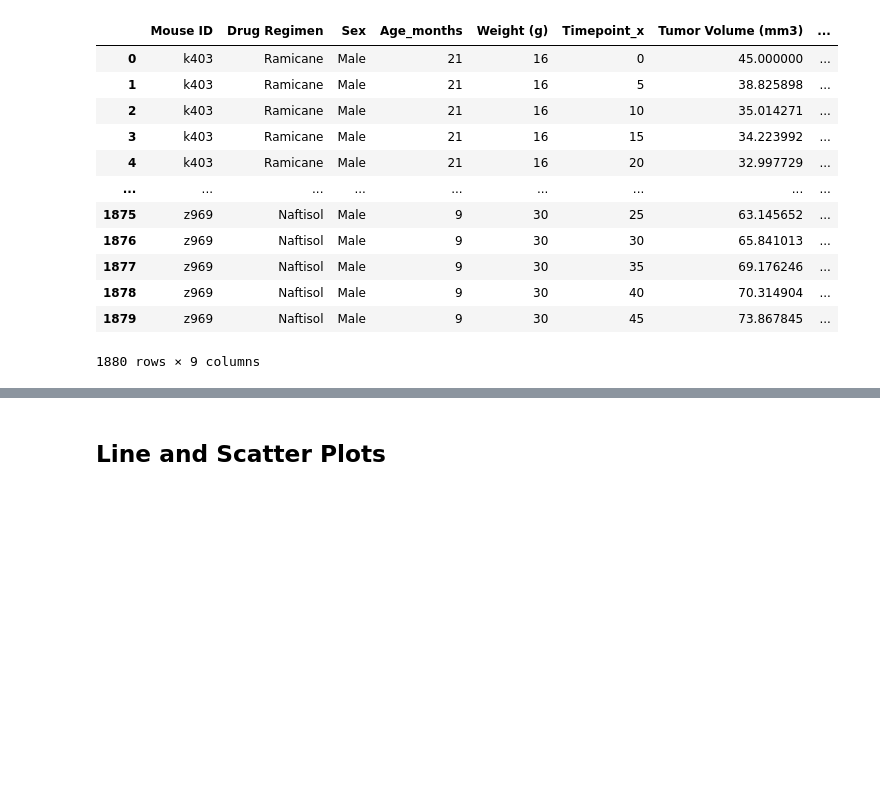
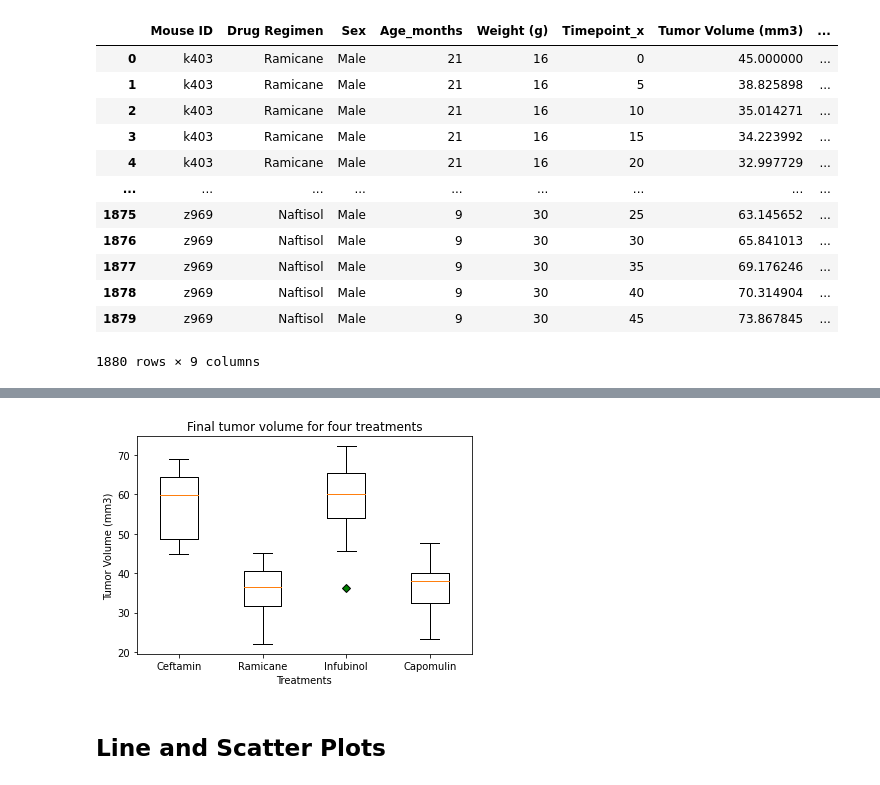
Before and after one commit to markerickson314/pymaceuticals, a Jupyter notebook: pymaceuticals.ipynb, the cells around one changed output, grey strips where cells are left out. Cells and saved outputs as stored; diff of their text form; code cells hidden in the pictures; blank space fills up the shorter version.

```diff
--- a/pymaceuticals.ipynb
+++ b/pymaceuticals.ipynb
@@ -280,3 +295,16 @@ ceftamin_df = merged_df[merged_df["Drug Regimen"] == "Ceftamin"
+# %%
+# Generate a box plot of the final tumor volume of each mouse across four regimens of interest
+graph = [ceftamin_tumor_volume, ramicane_tumor_volume, infubinol_tumor_volume, capomulin_tumor_volume]
+green_diamond = dict(markerfacecolor='g', marker='D')
+regimens = ["Ceftamin", "Ramicane", "Infubinol", "Capomulin"]
+fig1, ax1 = plt.subplots()
+ax1.set_title("Final tumor volume for four treatments")
+ax1.set_ylabel("Tumor Volume (mm3)")
+ax1.boxplot(graph, flierprops=green_diamond, labels=regimens)
+ax1.set_xlabel("Treatments")
+plt.show()
+# %% [output]
+[figure, added]
 # %% [markdown]
 ## Line and Scatter Plots
 # %%
```
Also changed, not shown: parts of 7 cells of this notebook.
